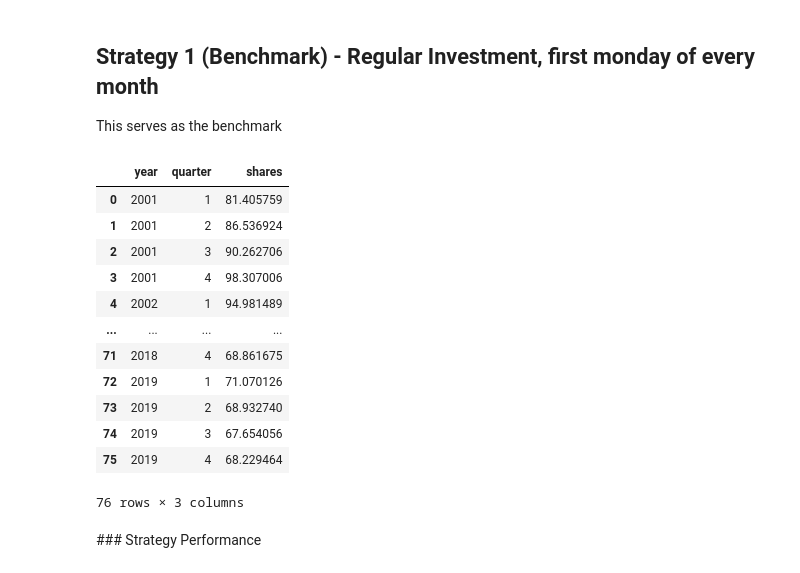
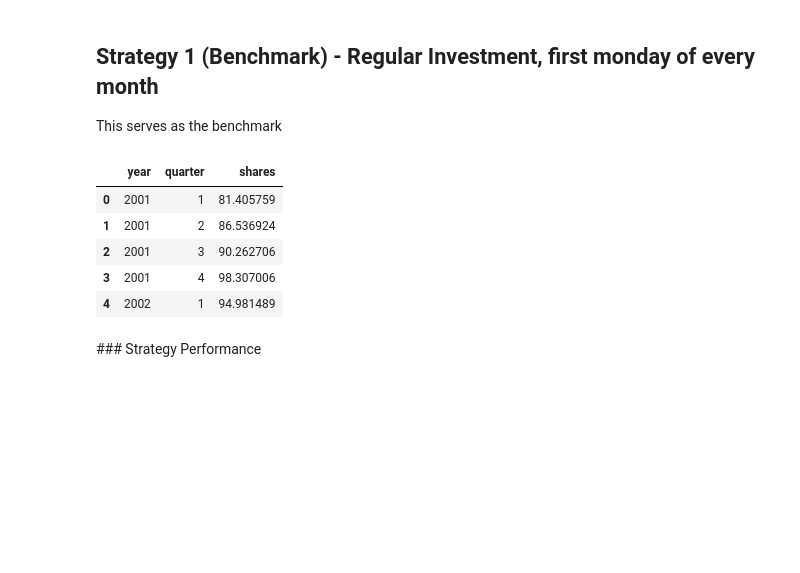
Before and after one commit to Sabihxh/finance, a Jupyter notebook: tridex/Investment Strategies.ipynb, the cells around one changed output. Drawn from its saved outputs; the diff is of its cells as text; code cells hidden in the pictures; blank space fills up the shorter version.

```diff
--- a/tridex/Investment Strategies.ipynb
+++ b/tridex/Investment Strategies.ipynb
@@ -209,21 +188,14 @@ benchmark = (
 benchmark.index = benchmark.index.set_names(['year', 'quarter'])
 benchmark = benchmark.reset_index()
 # %%
-benchmark
+benchmark.head()
 # %% [output]
 |  | year | quarter | shares |
 | 0 | 2001 | 1 | 81.405759 |
 | 1 | 2001 | 2 | 86.536924 |
 | 2 | 2001 | 3 | 90.262706 |
 | 3 | 2001 | 4 | 98.307006 |
 | 4 | 2002 | 1 | 94.981489 |
-| ... | ... | ... | ... |
-| 71 | 2018 | 4 | 68.861675 |
-| 72 | 2019 | 1 | 71.070126 |
-| 73 | 2019 | 2 | 68.932740 |
-| 74 | 2019 | 3 | 67.654056 |
-| 75 | 2019 | 4 | 68.229464 |
-76 rows × 3 columns
 # %% [markdown]
 ### Strategy Performance
 # %%
```
Also changed, not shown: parts of 2 cells of this notebook.
